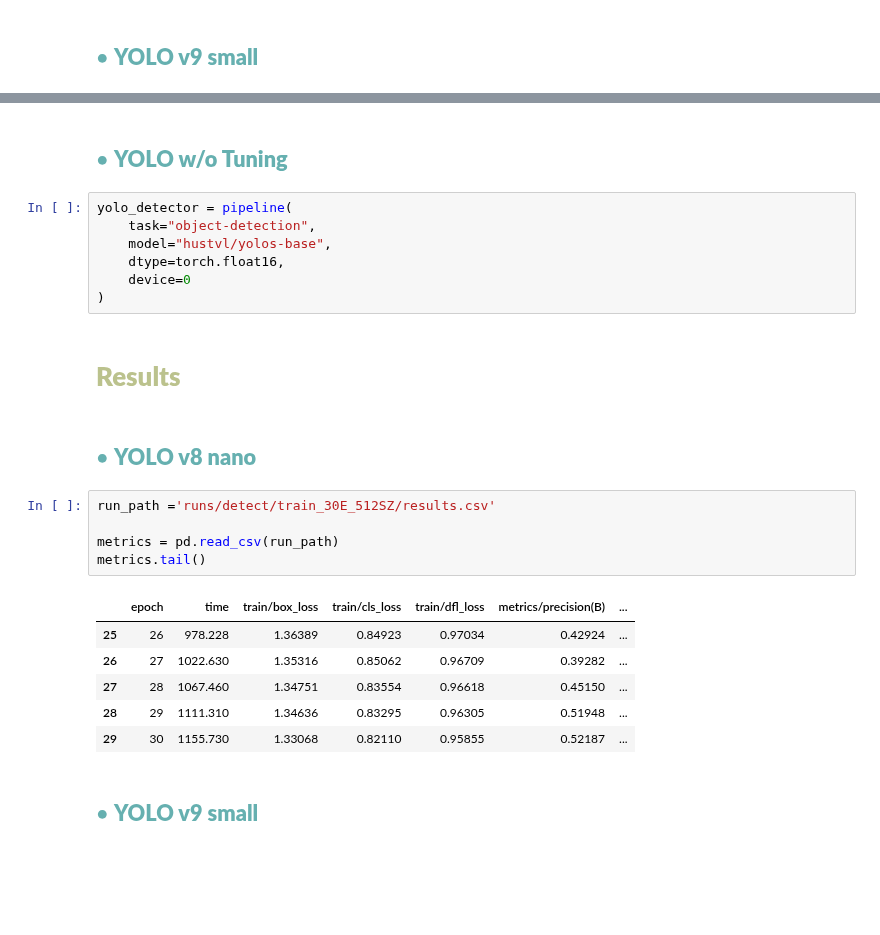
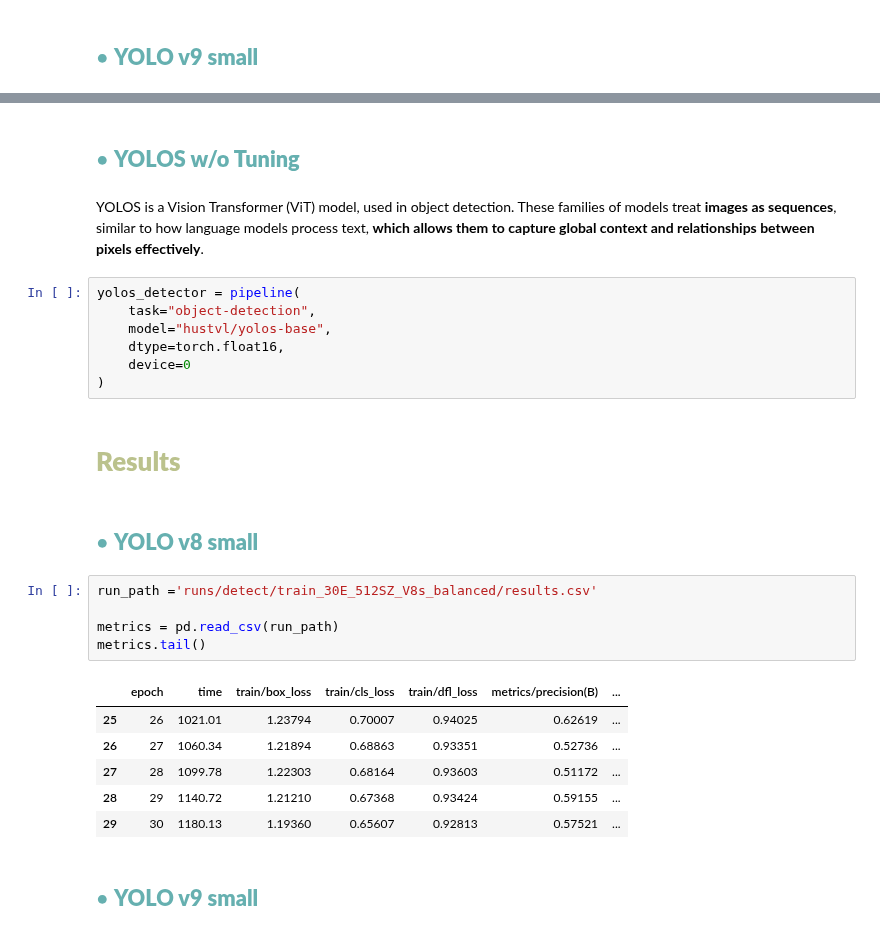
Before and after one commit to ch0fas/ML_Projects, a Jupyter notebook: FP_Object_Detection/Object_det_urban_setting.ipynb, the cells around one changed output, grey strips where cells are left out. Cells and saved outputs as stored; diff of their text form; blank space fills up the shorter version.

```diff
--- a/FP_Object_Detection/Object_det_urban_setting.ipynb
+++ b/FP_Object_Detection/Object_det_urban_setting.ipynb
@@ -563,7 +495,9 @@ task: 'detect'
 # %% [markdown]
-## <font color= #66b0b0> • **YOLO w/o Tuning** </font>
+## <font color= #66b0b0> • **YOLOS w/o Tuning** </font>
+# %% [markdown]
+YOLOS is a Vision Transformer (ViT) model, used in object detection. These families of models treat **images as sequences**, similar to how language models process text, **which allows them to capture global context and relationships between pixels effectively**.
 # %%
-yolo_detector = pipeline(
+yolos_detector = pipeline(
     task="object-detection",
     model="hustvl/yolos-base",
     dtype=torch.float16,
@@ -572,19 +506,19 @@ yolo_detector = pipeline(
 # %% [markdown]
 # <font color= #bbc28d> **Results** </font>
 # %% [markdown]
-## <font color= #66b0b0> • **YOLO v8 nano** </font>
+## <font color= #66b0b0> • **YOLO v8 small** </font>
 # %%
-run_path ='runs/detect/train_30E_512SZ/results.csv'
+run_path ='runs/detect/train_30E_512SZ_V8s_balanced/results.csv'
 
 metrics = pd.read_csv(run_path)
 metrics.tail()
 # %% [output]
 |  | epoch | time | train/box_loss | train/cls_loss | train/dfl_loss | metrics/precision(B) | ... |
-| 25 | 26 | 978.228 | 1.36389 | 0.84923 | 0.97034 | 0.42924 | ... |
-| 26 | 27 | 1022.630 | 1.35316 | 0.85062 | 0.96709 | 0.39282 | ... |
-| 27 | 28 | 1067.460 | 1.34751 | 0.83554 | 0.96618 | 0.45150 | ... |
-| 28 | 29 | 1111.310 | 1.34636 | 0.83295 | 0.96305 | 0.51948 | ... |
-| 29 | 30 | 1155.730 | 1.33068 | 0.82110 | 0.95855 | 0.52187 | ... |
+| 25 | 26 | 1021.01 | 1.23794 | 0.70007 | 0.94025 | 0.62619 | ... |
+| 26 | 27 | 1060.34 | 1.21894 | 0.68863 | 0.93351 | 0.52736 | ... |
+| 27 | 28 | 1099.78 | 1.22303 | 0.68164 | 0.93603 | 0.51172 | ... |
+| 28 | 29 | 1140.72 | 1.21210 | 0.67368 | 0.93424 | 0.59155 | ... |
+| 29 | 30 | 1180.13 | 1.19360 | 0.65607 | 0.92813 | 0.57521 | ... |
 # %% [markdown]
 ## <font color= #66b0b0> • **YOLO v9 small** </font>
 # %%
```
Also changed, not shown: parts of 19 cells of this notebook, 1 other file.
